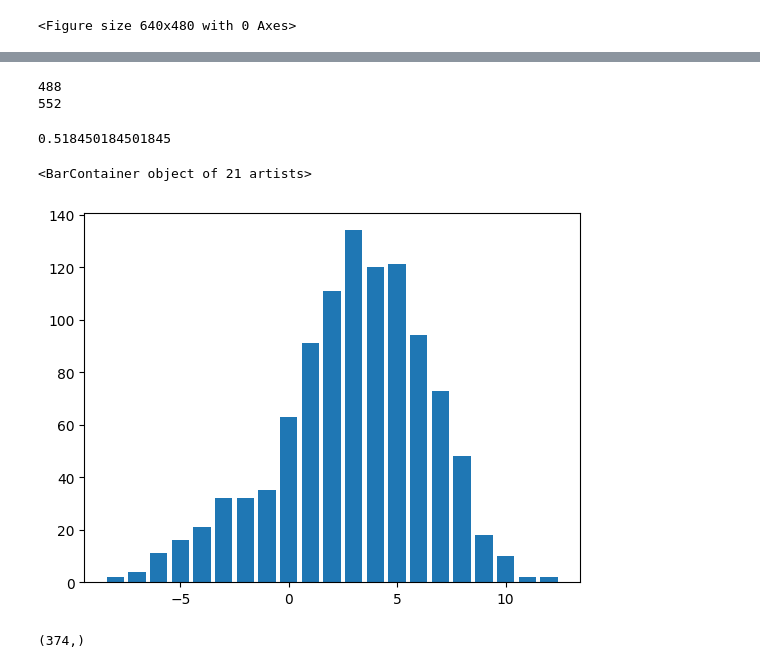
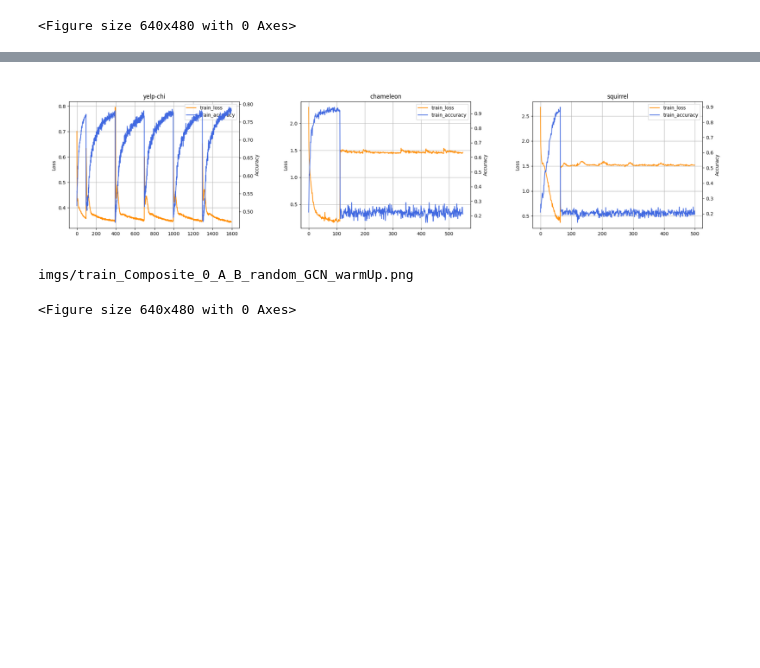
Before and after one commit to Fuyao233/Graph_pseudo_labeling, a Jupyter notebook: data_visualization_2.ipynb, the cells around one changed output, grey strips where cells are left out. Saved outputs shown, nothing was run; the diff lists cells and outputs as text; code cells hidden in the pictures; blank space fills up the shorter version.

```diff
--- a/data_visualization_2.ipynb
+++ b/data_visualization_2.ipynb
@@ -147,10 +142,0 @@ np.median(hard_vote_record_1 - easy_vote_record_1)
-# %%
-print(len(hard_indices_1))
-print(len(easy_indices_1))
-# %% [output]
-488
-552
-# %%
-np.intersect1d(easy_indices_2, easy_indices_3).shape[0] / easy_indices_2.shape[0]
-# %% [output]
-0.518450184501845
@@ -159,10 +143,59 @@ easy_indices_2
-# %%
-x, y = np.unique(hard_vote_record_1 - easy_vote_record_1, return_counts=True)
-plt.bar(x,y)
-# %% [output]
-<BarContainer object of 21 artists>
-[figure, removed]
-# %%
-np.intersect1d(hard_indices_1, hard_indices_2).shape
-# %% [output]
-(374,)
+# %%
+# 3.30 数据分析
+import numpy as np
+from utils import cal_change_ratio
+import matplotlib.pyplot as plt
+import os
+import matplotlib.image as mpimg
+
+datasets = ['yelp-chi', 'chameleon', 'squirrel']
+
+# tail = '0_A_B_random_mlp_warmUp'
+tail = '0_A_B_random_GCN_warmUp'
+
+for dataset_name in datasets:
+    train_loss_list = np.load(f'utils_data/ourModel_{dataset_name}_{tail}/loss.npy')[:,0]
+    train_accuracy_list = np.load(f'utils_data/ourModel_{dataset_name}_{tail}/metric.npy')
+
+    fig = plt.figure()
+    ax = fig.add_subplot(111)
+    ax.set_ylabel('Loss')
+    lns1 = ax.plot(train_loss_list, label='train_loss', color='darkorange')
+
+    ax2 = ax.twinx()
+    lns2 = ax2.plot(train_accuracy_list, label='train_accuracy', color='royalblue')
+    ax2.set_ylabel('Accuracy')
+
+    lns = lns1 + lns2
+    labs = [l.get_label() for l in lns]
+    ax.legend(lns, labs, loc=0)
+    ax.set_title(dataset_name)
+
+    ax.grid()
+
+    plt.savefig(f'imgs/train_{dataset_name}_{tail}.png')
+    plt.close()
+
+
+image_list = [f'train_{dataset}_{tail}.png' for dataset in datasets]
+
+img_sample = plt.imread(os.path.join('imgs', image_list[0]))
+(max_height, max_width, _) = img_sample.shape
+
+images = [mpimg.imread(os.path.join('imgs', path)) for path in image_list]
+plt.figure(figsize=(max_width * 3 / 100, max_height / 100))
+
+for i, image in enumerate(images):
+    plt.subplot(1, 3, i+1)
+    plt.imshow(image)
+    plt.axis('off')
+
+plt.tight_layout()
+
+plt.show()
+plt.savefig(f'imgs/train_Composite_{tail}.png')
+print(f'imgs/train_Composite_{tail}.png')
+# %% [output]
+[figure, added]
+imgs/train_Composite_0_A_B_random_GCN_warmUp.png
+<Figure size 640x480 with 0 Axes>
```
Also changed, not shown: parts of 9 cells of this notebook, 9 other files.
